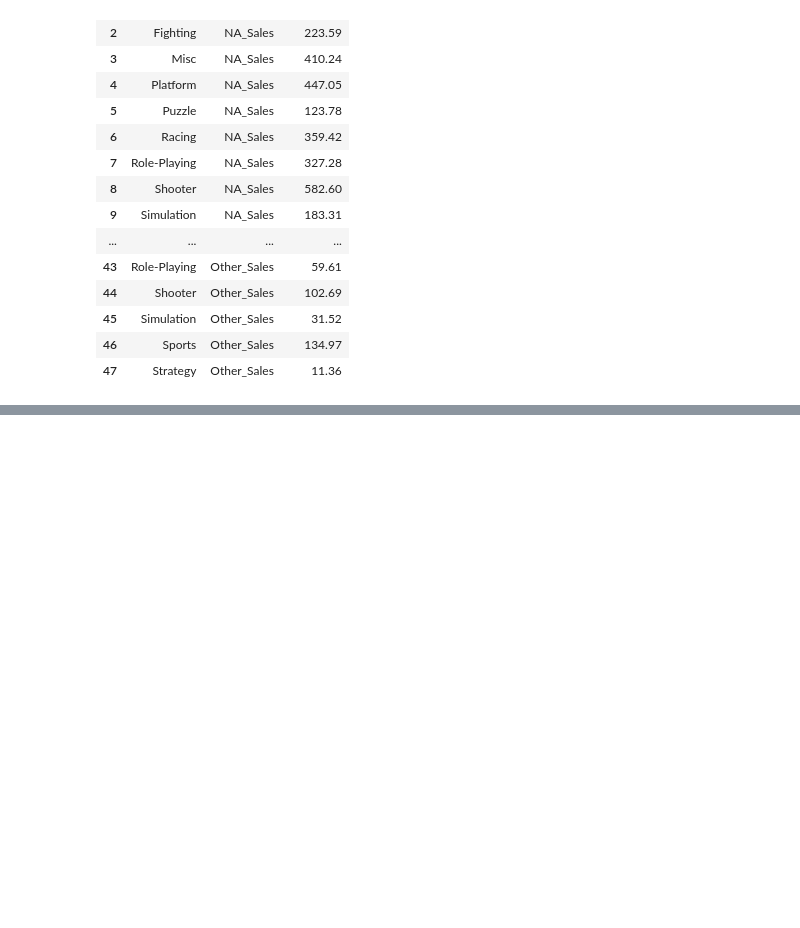
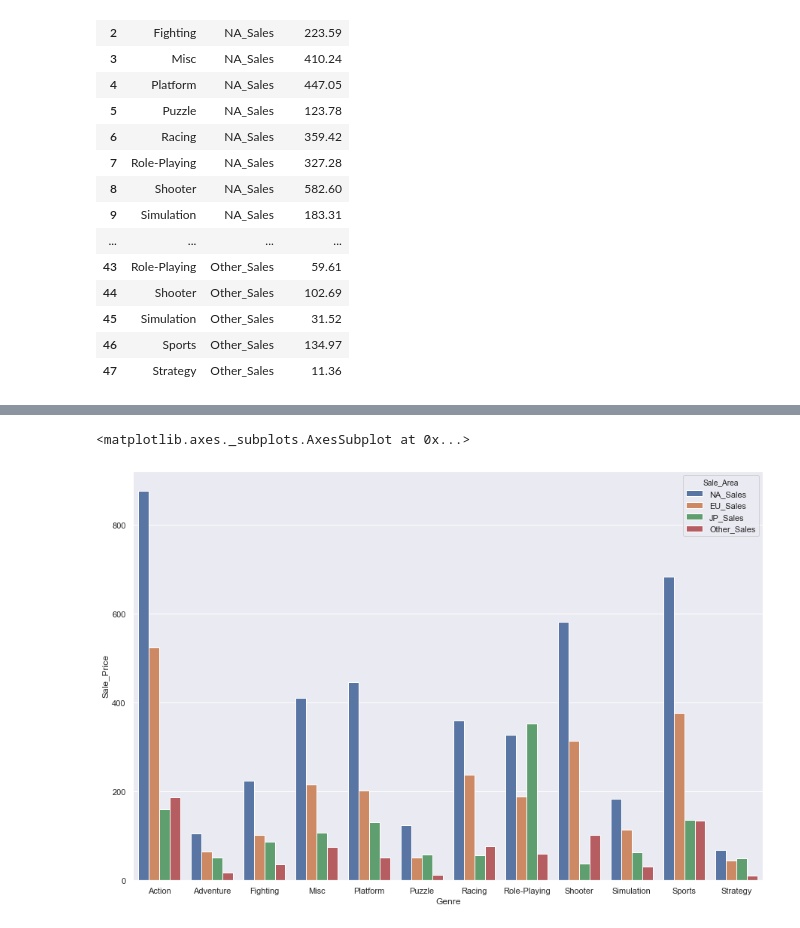
Before and after one commit to yeonghwanchoi/EDA, a Jupyter notebook: videogames/video_games.ipynb, the cells around one changed output, grey strips where cells are left out. Cells and saved outputs as stored; diff of their text form; code cells hidden in the pictures; blank space fills up the shorter version.

Commit message:
add sale comp table by platform

```diff
--- a/videogames/video_games.ipynb
+++ b/videogames/video_games.ipynb
@@ -402,3 +400,6 @@ Index(['NA_Sales', 'EU_Sales', 'JP_Sales', 'Other_Sales'], dtype='object')
 # %%
 plt.figure(figsize=(15,10))
-sns.barplot(x='Genre',y='Sale_Price',hue='Sale_Area',data )
+sns.barplot(x='Genre',y='Sale_Price',hue='Sale_Area',data=comp_table)
+# %% [output]
+<matplotlib.axes._subplots.AxesSubplot at 0x...>
+[figure, added]
```
Also changed, not shown: parts of 11 cells of this notebook.
